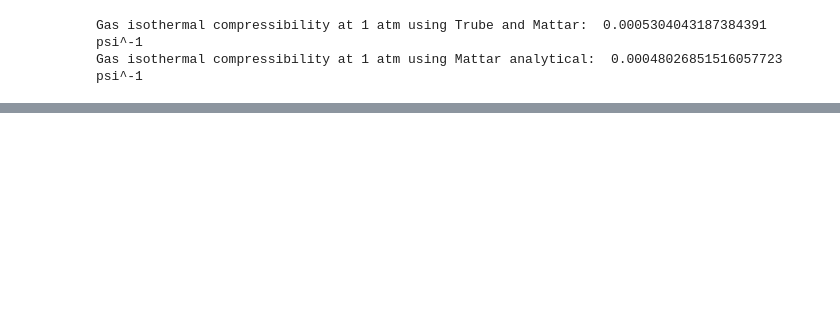
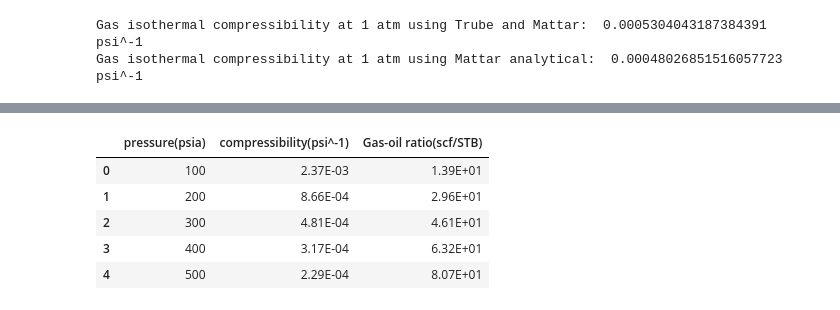
Before and after one commit to yohanesnuwara/reservoir-engineering, a Jupyter notebook: Unit 2 Review of Rock and Fluid Properties/notebook/2_practices.ipynb, the cells around one changed output, grey strips where cells are left out. Saved outputs shown, nothing was run; the diff lists cells and outputs as text; code cells hidden in the pictures; blank space fills up the shorter version.

```diff
--- a/Unit 2 Review of Rock and Fluid Properties/notebook/2_practices.ipynb
+++ b/Unit 2 Review of Rock and Fluid Properties/notebook/2_practices.ipynb
@@ -293,0 +365,25 @@ Gas isothermal compressibility at 1 atm using Mattar analytical:  0.000480268515
+# %%
+"Question 2. calculate gas-oil ratio (Rs)"
+
+# gas-oil ratio
+
+Rs_array = []
+
+for i in range(len(pressure2)):
+  if pressure2[i] < P_bubble:
+    Rsc = (pressure2[i]**c2) * c1 * sg2 * np.exp((c3 * api) / (temp2 + 459.67)) # gas-oil ratio at any pressure BELOW BUBBLEPOINT using Vazquez-Beggs
+    Rs = Rsc
+  if pressure2[i] >= P_bubble:
+    Rs = Rsb
+  Rs_array.append(float(Rs))
+
+Rs_df = pd.DataFrame({"pressure(psia)": pressure2, "Gas-oil ratio(scf/STB)": Rs_array})
+props = pd.merge(coil_df, Rs_df, on='pressure(psia)') # merge the result with previous dataframe
+props.head()
+# %% [output]
+|  | pressure(psia) | compressibility(psi^-1) | Gas-oil ratio(scf/STB) |
+| 0 | 100 | 2.37E-03 | 1.39E+01 |
+| 1 | 200 | 8.66E-04 | 2.96E+01 |
+| 2 | 300 | 4.81E-04 | 4.61E+01 |
+| 3 | 400 | 3.17E-04 | 6.32E+01 |
+| 4 | 500 | 2.29E-04 | 8.07E+01 |
```
Also changed, not shown: parts of 10 cells of this notebook.
